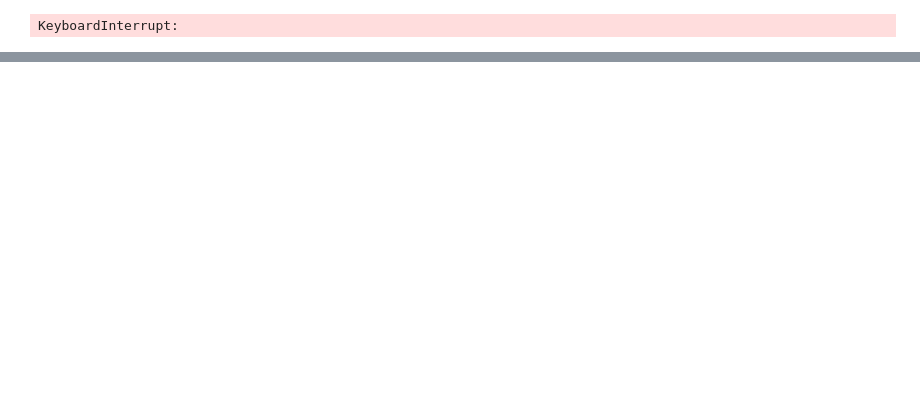
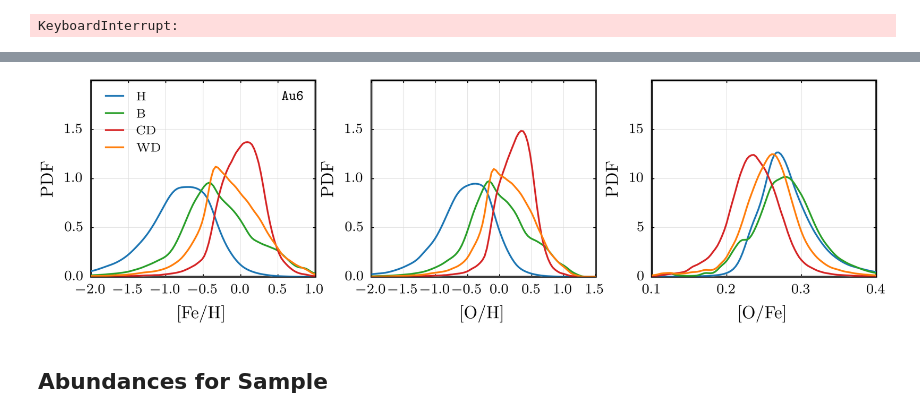
Before and after one commit to ffiza/auriga-metals, a Jupyter notebook: scripts/Abundance Distribution.ipynb, the cells around one changed output, grey strips where cells are left out. Drawn from its saved outputs; the diff is of its cells as text; code cells hidden in the pictures; blank space fills up the shorter version.

```diff
--- a/scripts/Abundance Distribution.ipynb
+++ b/scripts/Abundance Distribution.ipynb
@@ -546,3 +658,11 @@ def read_data_many(simulation: str, abundances: list, config: dict) -> tuple:
+# %%
+_ = plot_abundances_distribution_for_galaxy(
+    simulation="au6_or_l4_s127",
+    config_file="30")
+# %% [output]
+[figure, added]
+# %% [markdown]
+## Abundances for Sample
 # %%
 sample = [f"au{i}_or_l4_s127" for i in settings.groups["Included"]]
 abundances = [("Fe", "H"), ("O", "H"), ("O", "Fe")]
```
Also changed, not shown: parts of 17 cells of this notebook, 1 other file.
